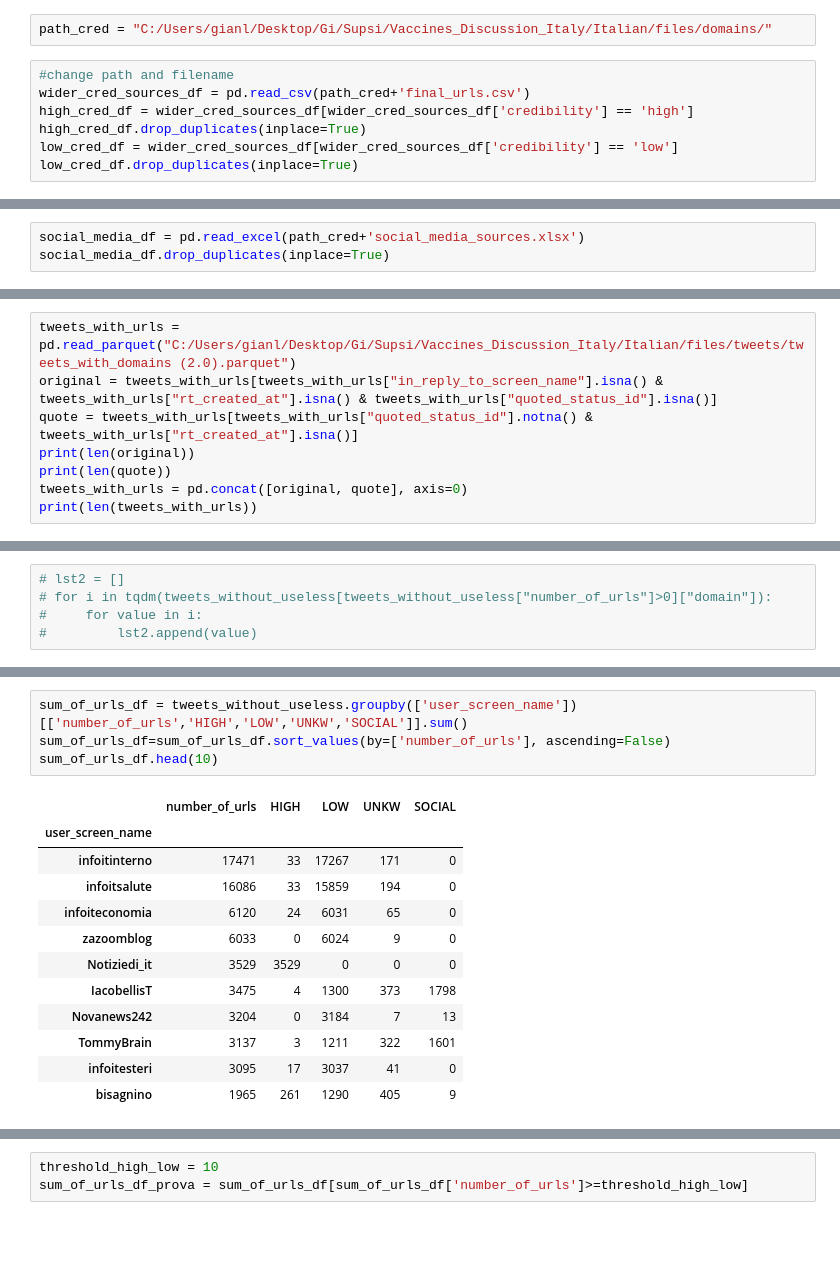
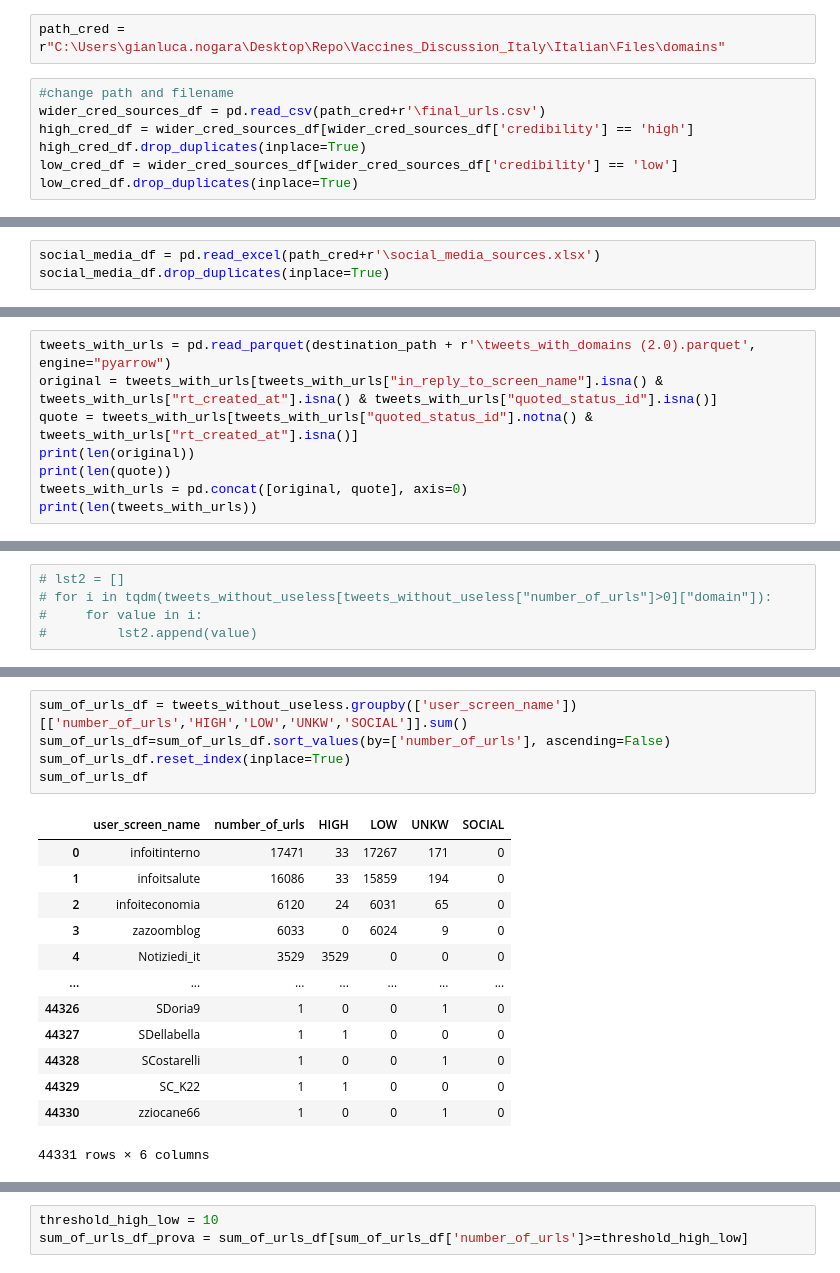
Before and after one commit to gi-ux/Vaccines_Discussion_Italy, a Jupyter notebook: Italian/notebook/domains/2.Domains.ipynb, the cells around one changed output, grey strips where cells are left out. Cells and saved outputs as stored; diff of their text form; blank space fills up the shorter version.

```diff
--- a/Italian/notebook/domains/2.Domains.ipynb
+++ b/Italian/notebook/domains/2.Domains.ipynb
@@ -73,10 +73,10 @@ domain_df = tweets_with_urls['domain'].apply(pd.Series).reset_index().melt(id_va
 # %% [markdown]
 # Credibility
 # %%
-path_cred = "C:/Users/gianl/Desktop/Gi/Supsi/Vaccines_Discussion_Italy/Italian/files/domains/"
+path_cred = r"C:\Users\gianluca.nogara\Desktop\Repo\Vaccines_Discussion_Italy\Italian\Files\domains"
 # %%
 #change path and filename
-wider_cred_sources_df = pd.read_csv(path_cred+'final_urls.csv')
+wider_cred_sources_df = pd.read_csv(path_cred+r'\final_urls.csv')
 high_cred_df = wider_cred_sources_df[wider_cred_sources_df['credibility'] == 'high']
 high_cred_df.drop_duplicates(inplace=True)
 low_cred_df = wider_cred_sources_df[wider_cred_sources_df['credibility'] == 'low']
@@ -117,7 +117,7 @@ low_cred_df
 low_cred_df = low_cred_df.rename(columns={"url": "LOW"})
 high_cred_df = high_cred_df.rename(columns={"url": "HIGH"})
 # %%
-social_media_df = pd.read_excel(path_cred+'social_media_sources.xlsx')
+social_media_df = pd.read_excel(path_cred+r'\social_media_sources.xlsx')
 social_media_df.drop_duplicates(inplace=True)
 # %%
 social_media_df
@@ -144,7 +144,7 @@ Possible low credibility sources = 1244
 Possible high credibility sources = 281
 Possible social media sources = 12
 # %%
-tweets_with_urls = pd.read_parquet("C:/Users/gianl/Desktop/Gi/Supsi/Vaccines_Discussion_Italy/Italian/files/tweets/tweets_with_domains (2.0).parquet")
+tweets_with_urls = pd.read_parquet(destination_path + r'\tweets_with_domains (2.0).parquet', engine="pyarrow")
 original = tweets_with_urls[tweets_with_urls["in_reply_to_screen_name"].isna() & tweets_with_urls["rt_created_at"].isna() & tweets_with_urls["quoted_status_id"].isna()]
 quote = tweets_with_urls[tweets_with_urls["quoted_status_id"].notna() & tweets_with_urls["rt_created_at"].isna()]
 print(len(original))
@@ -270,17 +309,19 @@ Volume classified: 67.0%
 # %%
 sum_of_urls_df = tweets_without_useless.groupby(['user_screen_name'])[['number_of_urls','HIGH','LOW','UNKW','SOCIAL']].sum()
 sum_of_urls_df=sum_of_urls_df.sort_values(by=['number_of_urls'], ascending=False)
-sum_of_urls_df.head(10)
+sum_of_urls_df.reset_index(inplace=True)
+sum_of_urls_df
 # %% [output]
-|  | number_of_urls | HIGH | LOW | UNKW | SOCIAL |
-| user_screen_name |  |  |  |  |  |
-| infoitinterno | 17471 | 33 | 17267 | 171 | 0 |
-| infoitsalute | 16086 | 33 | 15859 | 194 | 0 |
-| infoiteconomia | 6120 | 24 | 6031 | 65 | 0 |
-| zazoomblog | 6033 | 0 | 6024 | 9 | 0 |
-| Notiziedi_it | 3529 | 3529 | 0 | 0 | 0 |
-| IacobellisT | 3475 | 4 | 1300 | 373 | 1798 |
-| Novanews242 | 3204 | 0 | 3184 | 7 | 13 |
-| TommyBrain | 3137 | 3 | 1211 | 322 | 1601 |
-| infoitesteri | 3095 | 17 | 3037 | 41 | 0 |
-| bisagnino | 1965 | 261 | 1290 | 405 | 9 |
+|  | user_screen_name | number_of_urls | HIGH | LOW | UNKW | SOCIAL |
+| 0 | infoitinterno | 17471 | 33 | 17267 | 171 | 0 |
+| 1 | infoitsalute | 16086 | 33 | 15859 | 194 | 0 |
+| 2 | infoiteconomia | 6120 | 24 | 6031 | 65 | 0 |
+| 3 | zazoomblog | 6033 | 0 | 6024 | 9 | 0 |
+| 4 | Notiziedi_it | 3529 | 3529 | 0 | 0 | 0 |
+| ... | ... | ... | ... | ... | ... | ... |
+| 44326 | SDoria9 | 1 | 0 | 0 | 1 | 0 |
+| 44327 | SDellabella | 1 | 1 | 0 | 0 | 0 |
+| 44328 | SCostarelli | 1 | 0 | 0 | 1 | 0 |
+| 44329 | SC_K22 | 1 | 1 | 0 | 0 | 0 |
+| 44330 | zziocane66 | 1 | 0 | 0 | 1 | 0 |
+44331 rows × 6 columns
```
Also changed, not shown: parts of 15 cells of this notebook, 12 other files.
